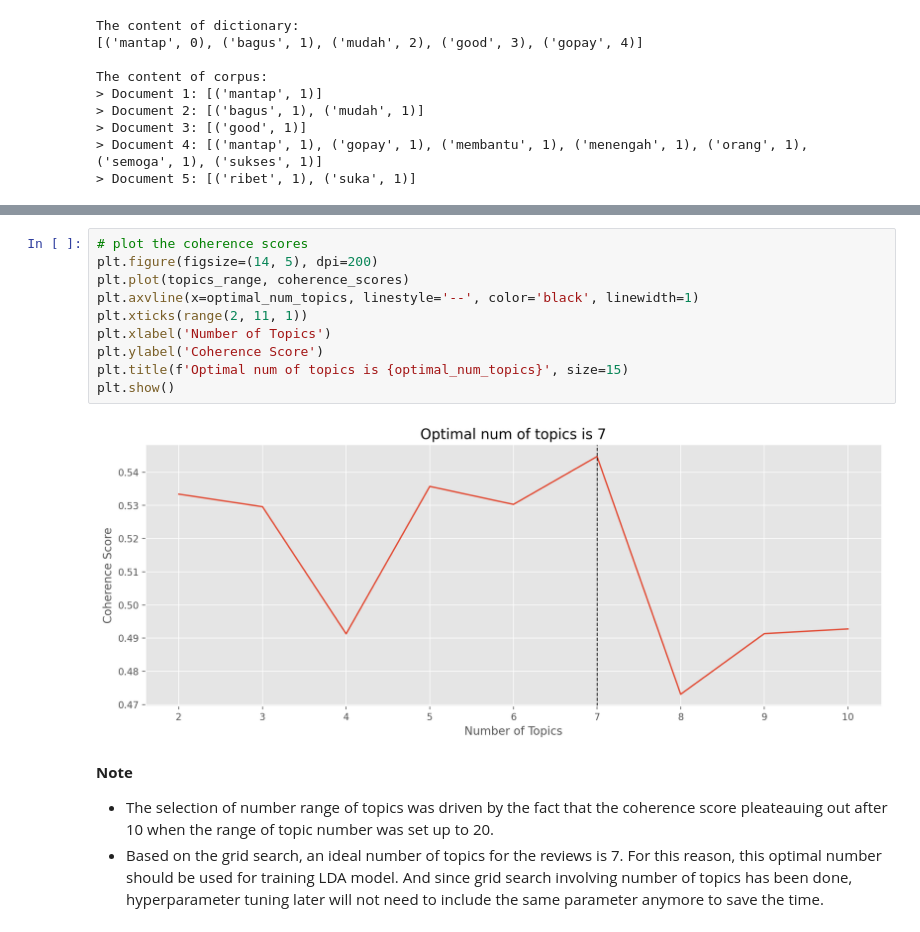
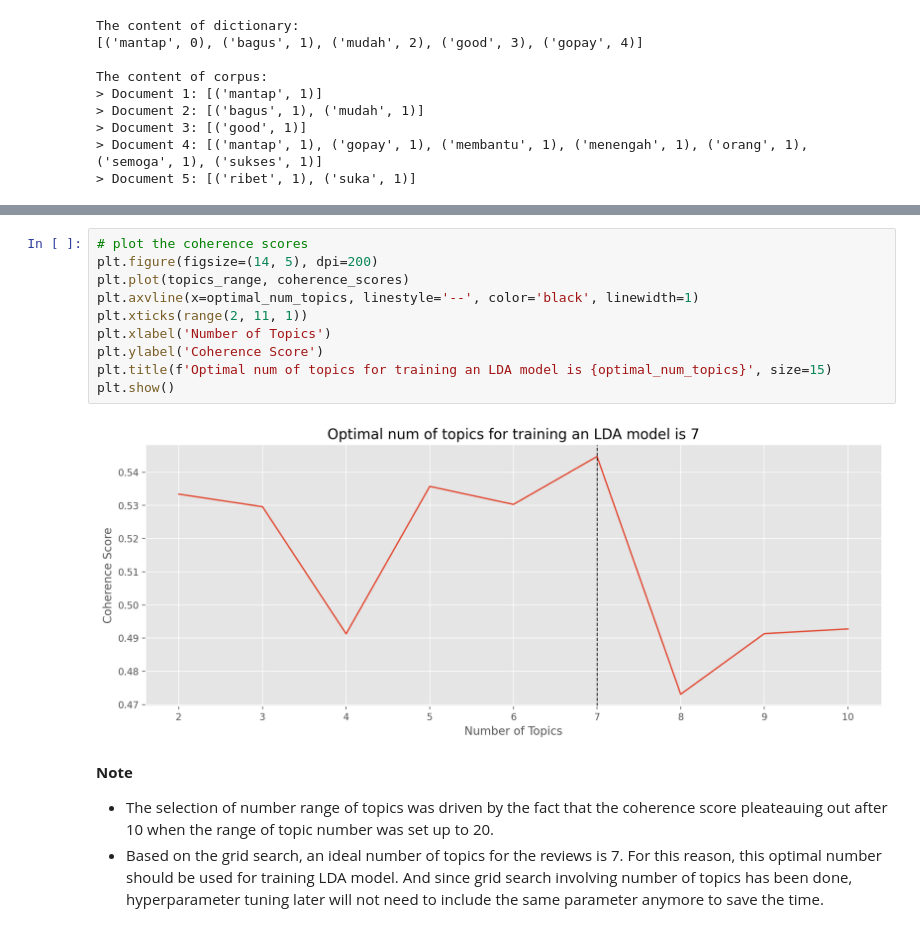
Before and after one commit to LingAdeu/key-themes-in-user-reviews, a Jupyter notebook: notebook/02_Latent-Dirichlet-Allocation.ipynb, the cells around one changed output, grey strips where cells are left out. Cells and saved outputs as stored; diff of their text form.

```diff
--- a/notebook/02_Latent-Dirichlet-Allocation.ipynb
+++ b/notebook/02_Latent-Dirichlet-Allocation.ipynb
@@ -227,15 +227,15 @@ Optimal num of topics: 7
 # %%
 # plot the coherence scores
 plt.figure(figsize=(14, 5), dpi=200)
 plt.plot(topics_range, coherence_scores)
 plt.axvline(x=optimal_num_topics, linestyle='--', color='black', linewidth=1)
 plt.xticks(range(2, 11, 1))
 plt.xlabel('Number of Topics')
 plt.ylabel('Coherence Score')
-plt.title(f'Optimal num of topics is {optimal_num_topics}', size=15)
+plt.title(f'Optimal num of topics for training an LDA model is {optimal_num_topics}', size=15)
 plt.show()
 # %% [output]
-[figure, old version]
+[figure, new version]
 # %% [markdown]
 **Note**
 - The selection of number range of topics was driven by the fact that the coherence score pleateauing out after 10 when the range of topic number was set up to 20.
```
Also changed, not shown: parts of 18 cells of this notebook, 1 other file.
